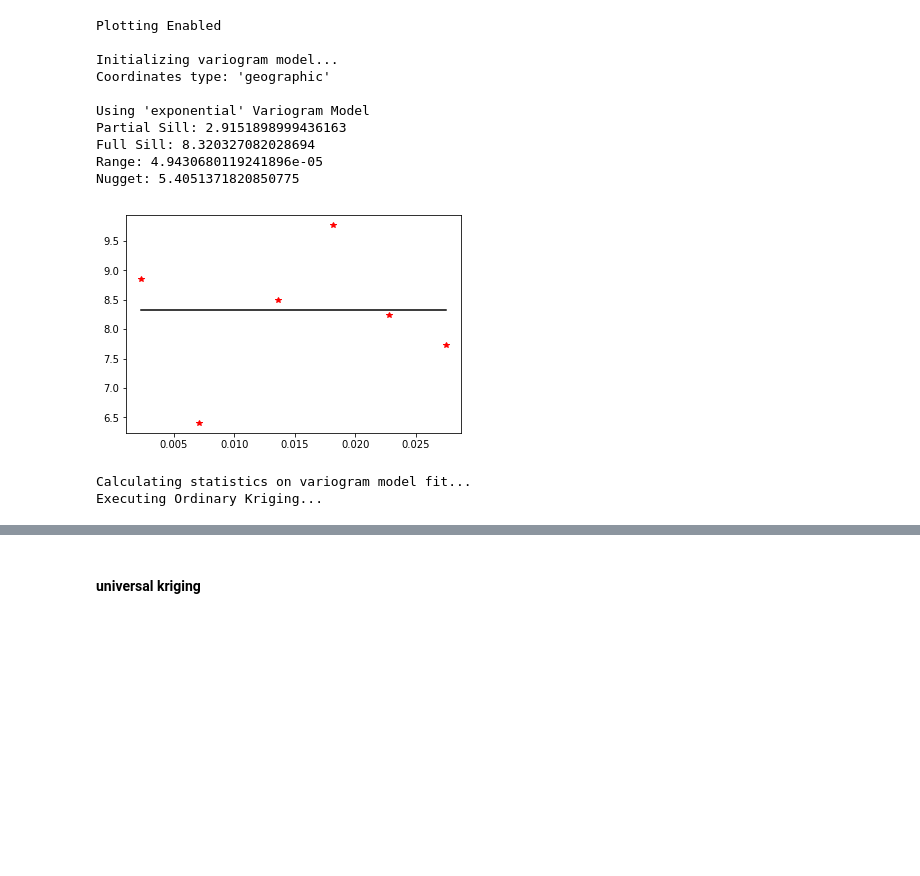
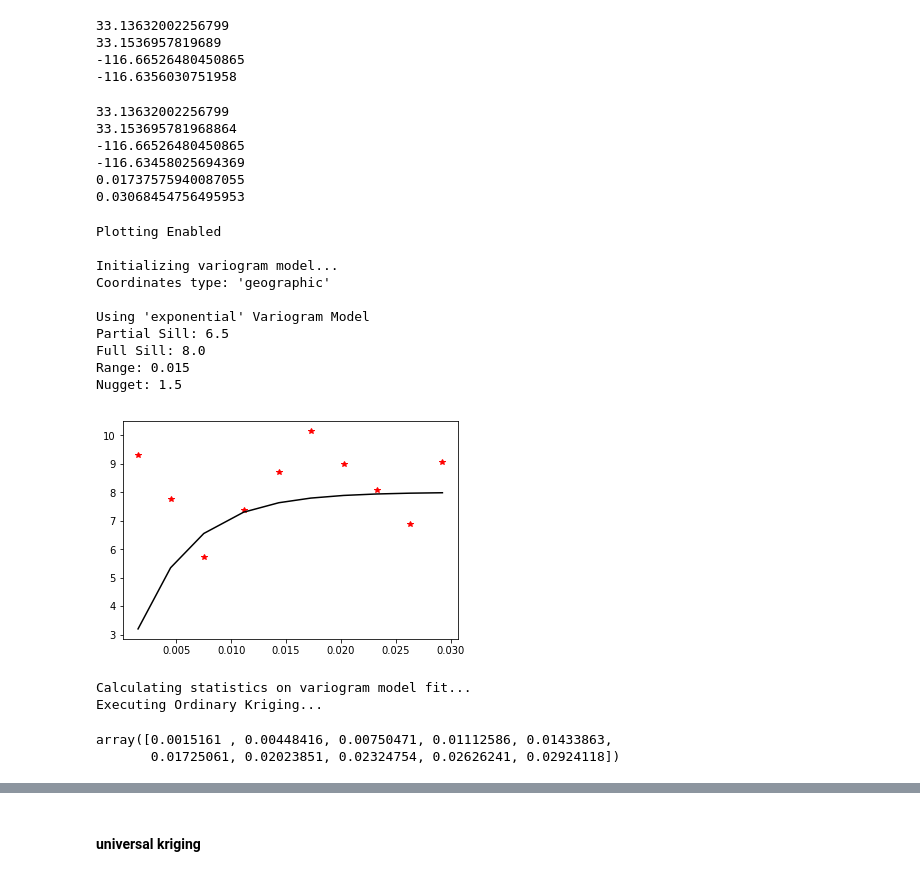
Before and after one commit to hwright-ucsb/tvws-solver, a Jupyter notebook: model_exp/kriging_experiments.ipynb, the cells around one changed output, grey strips where cells are left out. Saved outputs shown, nothing was run; the diff lists cells and outputs as text; code cells hidden in the pictures; blank space fills up the shorter version.

```diff
--- a/model_exp/kriging_experiments.ipynb
+++ b/model_exp/kriging_experiments.ipynb
@@ -63,5 +65,6 @@ minlat = min(lats)
 maxlat = max(lats)
 minlong = min(long)#-116.65
 maxlong = max(long)
-lat_mesh = np.arange(minlat,maxlat,abs(minlat-maxlat)/100)
-long_mesh=np.arange(minlong,maxlong,abs(minlong-maxlong)/100)
+buff = 0.001
+lat_arr = np.arange(minlat-buff,maxlat+buff,abs((minlat-buff)-(maxlat+buff))/30.)
+long_arr =np.arange(minlong-buff,maxlong+buff,abs((minlong-buff)-(maxlong+buff))/30.)
@@ -71,0 +77,8 @@ len(long_mesh)
+# %%
+#actually generate mesh points for the grid
+lat_mesh, long_mesh = np.meshgrid(lat_arr, long_arr)
+#lat_mesh = lat_mesh.tolist()
+#long_mesh = long_mesh.tolist()
+# %%
+lat_mesh_flat = list(lat_mesh.flatten())
+long_mesh_flat = list(long_mesh.flatten())
@@ -71,0 +152,24 @@ len(long_mesh)
+# %%
+print(min(lat_mesh_flat))
+print(max(lat_mesh_flat))
+print(min(long_mesh_flat))
+print(max(long_mesh_flat))
+# %% [output]
+33.13632002256799
+33.1536957819689
+-116.66526480450865
+-116.6356030751958
+# %%
+print(min(lats))
+print(max(lats))
+print(min(long))
+print(max(long))
+print(max(lats)-min(lats))
+print(max(long)-min(long))
+# %% [output]
+33.13632002256799
+33.153695781968864
+-116.66526480450865
+-116.63458025694369
+0.01737575940087055
+0.03068454756495953
@@ -72,30 +193,56 @@ len(long_mesh)
+# %%
+def wave_variogram_model(m, d):
+    """Wave model, m is [psill, range, nugget]"""
+    psill = float(m[0])
+    range_ = float(m[1])
+    nugget = float(m[2])
+    #wave intensity
+    w = 0.003
+    temp = (psill * (1. - (w*(np.sin(d/w)/d)))) + nugget
+    #temp = np.piecewise(d, d>0,
+                        #[lambda x: psill * (1. - (w*(np.sin(d/w)/d))) + nugget, 0])
+
+    slopop.append(temp)
+    dws.append(d/w)
+    return temp
 # %%
 # Create the ordinary kriging object. Required inputs are the X-coordinates of
 # the data points, the Y-coordinates of the data points, and the Z-values of the
 # data points. If no variogram model is specified, defaults to a linear variogram
 # model. If no variogram model parameters are specified, then the code automatically
 # calculates the parameters by fitting the variogram model to the binned
 # experimental semivariogram. The verbose kwarg controls code talk-back, and
 # the enable_plotting kwarg controls the display of the semivariogram.
 
 #example:
 # OK = OrdinaryKriging(data[:, 0], data[:, 1], data[:, 2],
             #variogram_model='linear', verbose=False, enable_plotting=False)
 
-OK = OrdinaryKriging(lats, long, rf_freqs, variogram_model='exponential',
+slopop = []
+dws=[]
+#psill, range, nugget [-2,0.9,9]
+vparams = [8,0.015,1.5]
+abs_rf_freqs = [abs(x) for x in rf_freqs]
+OK = OrdinaryKriging(lats, long, abs_rf_freqs, variogram_model='exponential', nlags = 10,
+                     variogram_parameters=vparams, variogram_function=wave_variogram_model,
                      verbose=True, enable_plotting=True, coordinates_type='geographic')
-z, ss = OK.execute('grid', lat_mesh, long_mesh)
+z_abs, ss_abs = OK.execute('grid', lat_mesh_flat, long_mesh_flat)
 # %% [output]
 Plotting Enabled
 
 Initializing variogram model...
 Coordinates type: 'geographic'
 
 Using 'exponential' Variogram Model
-Partial Sill: 2.9151898999436163
-Full Sill: 8.320327082028694
-Range: 4.9430680119241896e-05
-Nugget: 5.4051371820850775
+Partial Sill: 6.5
+Full Sill: 8.0
+Range: 0.015
+Nugget: 1.5
-[figure, old version]
+[figure, new version]
 Calculating statistics on variogram model fit...
 Executing Ordinary Kriging...
+# %%
+OK.lags
+# %% [output]
+array([0.0015161 , 0.00448416, 0.00750471, 0.01112586, 0.01433863,
+       0.01725061, 0.02023851, 0.02324754, 0.02626241, 0.02924118])
```
Also changed, not shown: parts of 41 cells of this notebook, 12 other files.
